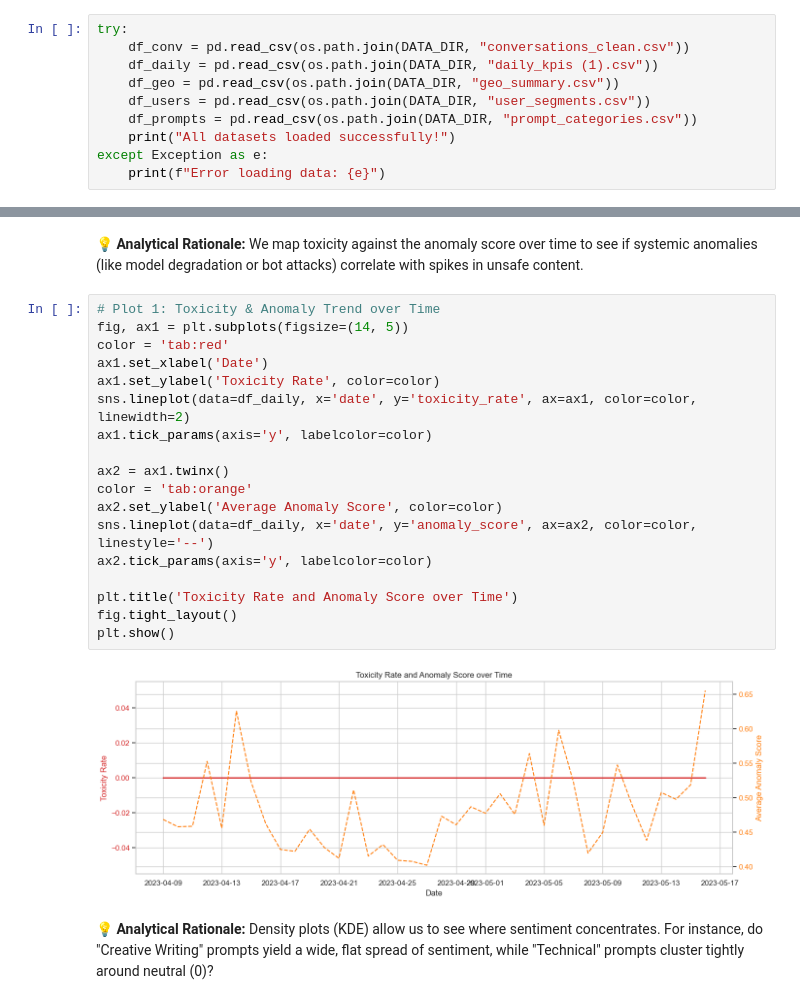
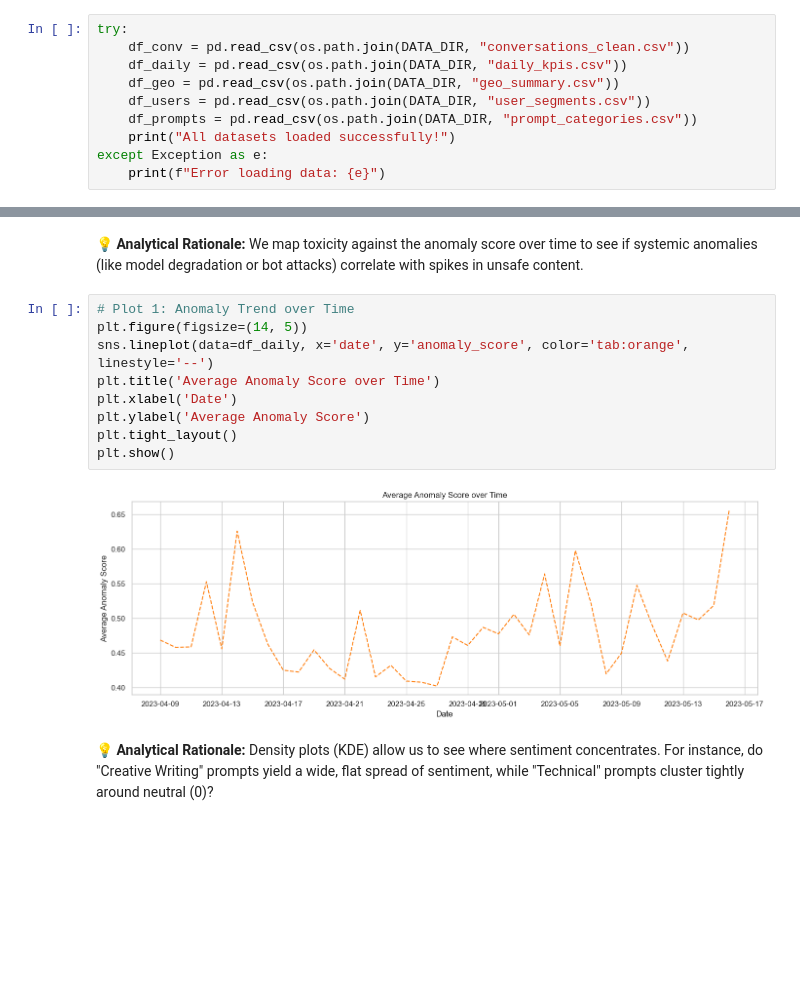
Before and after one commit to Taj-2005/SectionA_Group6_TransactIQ, a Jupyter notebook: notebooks/03_eda/03_eda.ipynb, the cells around one changed output, grey strips where cells are left out. Cells and saved outputs as stored; diff of their text form; blank space fills up the shorter version.

```diff
--- a/notebooks/03_eda/03_eda.ipynb
+++ b/notebooks/03_eda/03_eda.ipynb
@@ -22,7 +22,7 @@ DATA_DIR = "../../data/processed/"
 # %%
 try:
     df_conv = pd.read_csv(os.path.join(DATA_DIR, "conversations_clean.csv"))
-    df_daily = pd.read_csv(os.path.join(DATA_DIR, "daily_kpis (1).csv"))
+    df_daily = pd.read_csv(os.path.join(DATA_DIR, "daily_kpis.csv"))
     df_geo = pd.read_csv(os.path.join(DATA_DIR, "geo_summary.csv"))
     df_users = pd.read_csv(os.path.join(DATA_DIR, "user_segments.csv"))
     df_prompts = pd.read_csv(os.path.join(DATA_DIR, "prompt_categories.csv"))
@@ -242,25 +242,16 @@ Name: toxicity_max, dtype: float64
 # %% [markdown]
 💡 **Analytical Rationale:** We map toxicity against the anomaly score over time to see if systemic anomalies (like model degradation or bot attacks) correlate with spikes in unsafe content.
 # %%
-# Plot 1: Toxicity & Anomaly Trend over Time
-fig, ax1 = plt.subplots(figsize=(14, 5))
-color = 'tab:red'
-ax1.set_xlabel('Date')
-ax1.set_ylabel('Toxicity Rate', color=color)
-sns.lineplot(data=df_daily, x='date', y='toxicity_rate', ax=ax1, color=color, linewidth=2)
-ax1.tick_params(axis='y', labelcolor=color)
-
-ax2 = ax1.twinx()
-color = 'tab:orange'
-ax2.set_ylabel('Average Anomaly Score', color=color)
-sns.lineplot(data=df_daily, x='date', y='anomaly_score', ax=ax2, color=color, linestyle='--')
-ax2.tick_params(axis='y', labelcolor=color)
-
-plt.title('Toxicity Rate and Anomaly Score over Time')
-fig.tight_layout()
+# Plot 1: Anomaly Trend over Time
+plt.figure(figsize=(14, 5))
+sns.lineplot(data=df_daily, x='date', y='anomaly_score', color='tab:orange', linestyle='--')
+plt.title('Average Anomaly Score over Time')
+plt.xlabel('Date')
+plt.ylabel('Average Anomaly Score')
+plt.tight_layout()
 plt.show()
 # %% [output]
-[figure, old version]
+[figure, new version]
 # %% [markdown]
 💡 **Analytical Rationale:** Density plots (KDE) allow us to see where sentiment concentrates. For instance, do "Creative Writing" prompts yield a wide, flat spread of sentiment, while "Technical" prompts cluster tightly around neutral (0)?
 # %%
```
Also changed, not shown: 1 other file.
